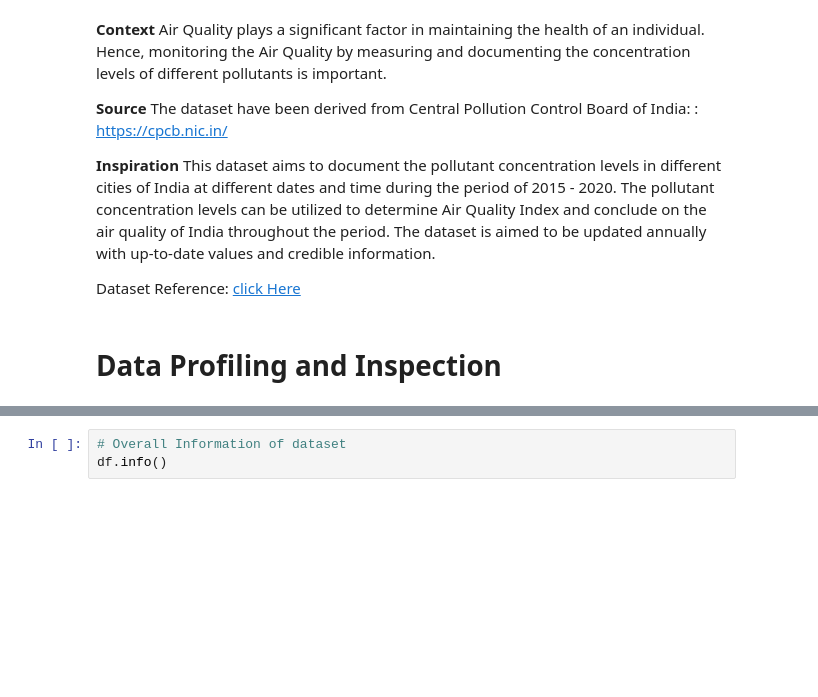
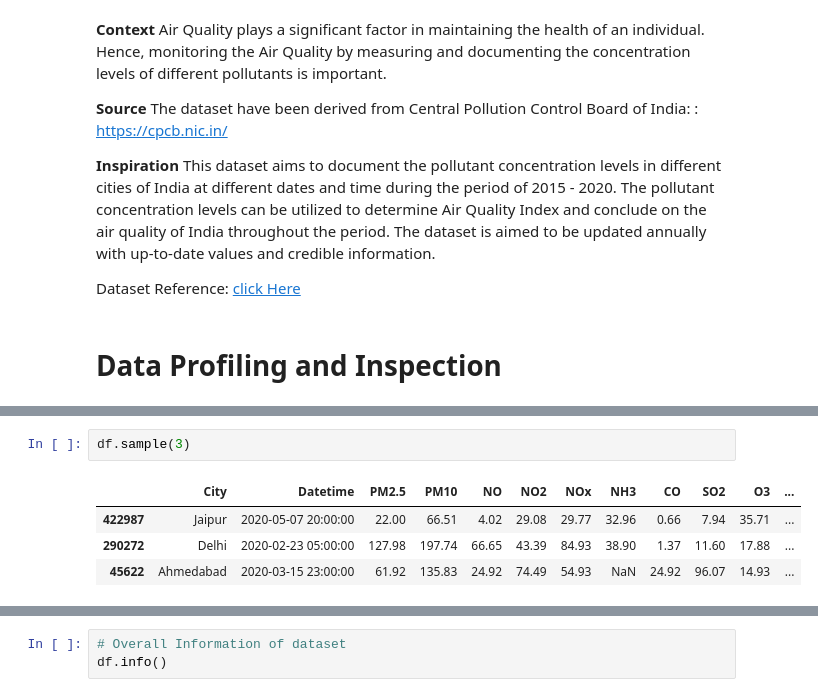
Before and after one commit to Naresh-Dhimal/Air_Quality_Bucket_Classification, a Jupyter notebook: notebooks/data_ingestion.ipynb, the cells around one changed output, grey strips where cells are left out. Drawn from its saved outputs; the diff is of its cells as text; blank space fills up the shorter version.

```diff
--- a/notebooks/data_ingestion.ipynb
+++ b/notebooks/data_ingestion.ipynb
@@ -44,0 +53,7 @@ Dataset Reference: [click Here](https://www.kaggle.com/datasets/amandeepvasistha
+# %%
+df.sample(3)
+# %% [output]
+|  | City | Datetime | PM2.5 | PM10 | NO | NO2 | NOx | NH3 | CO | SO2 | O3 | ... |
+| 422987 | Jaipur | 2020-05-07 20:00:00 | 22.00 | 66.51 | 4.02 | 29.08 | 29.77 | 32.96 | 0.66 | 7.94 | 35.71 | ... |
+| 290272 | Delhi | 2020-02-23 05:00:00 | 127.98 | 197.74 | 66.65 | 43.39 | 84.93 | 38.90 | 1.37 | 11.60 | 17.88 | ... |
+| 45622 | Ahmedabad | 2020-03-15 23:00:00 | 61.92 | 135.83 | 24.92 | 74.49 | 54.93 | NaN | 24.92 | 96.07 | 14.93 | ... |
```
Also changed, not shown: parts of 34 cells of this notebook, 2 other files.
